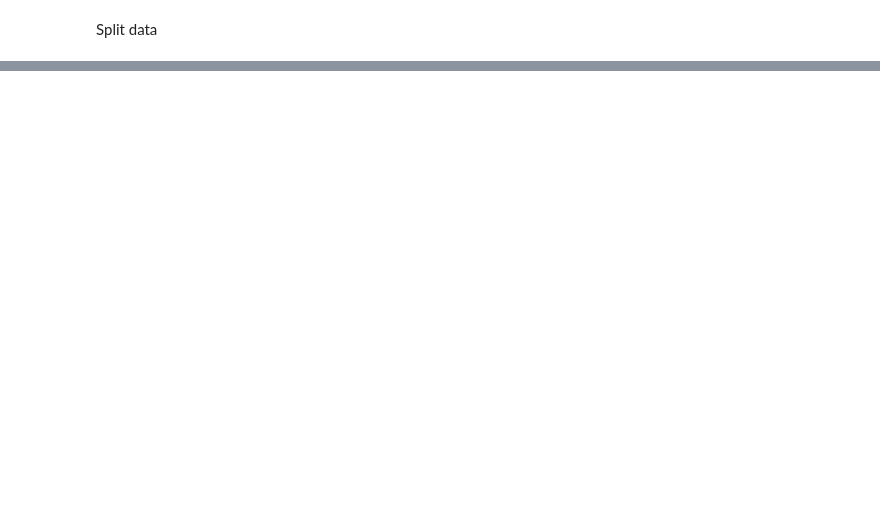
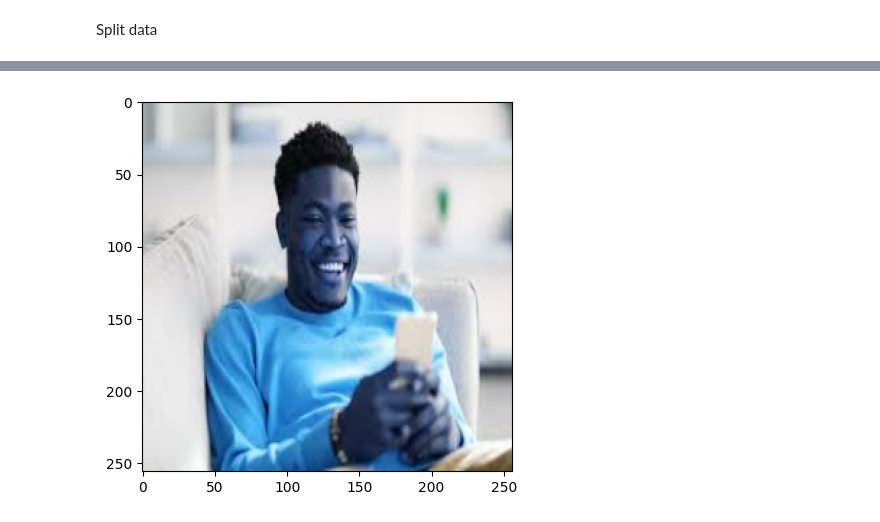
Before and after one commit to Brockosh/ImageRecognitionAI, a Jupyter notebook: Imagerecognition.ipynb, the cells around one changed output, grey strips where cells are left out. Saved outputs shown, nothing was run; the diff lists cells and outputs as text; code cells hidden in the pictures; blank space fills up the shorter version.

```diff
--- a/Imagerecognition.ipynb
+++ b/Imagerecognition.ipynb
@@ -117,0 +218,6 @@ test = data.skip(train_size+val_size).take(test_size)
+# %%
+resize = tf.image.resize(img, (256, 256))
+plt.imshow(resize.numpy().astype(int))
+plt.show()
+# %% [output]
+[figure, added]
```
Also changed, not shown: parts of 27 cells of this notebook, 21 other files.
